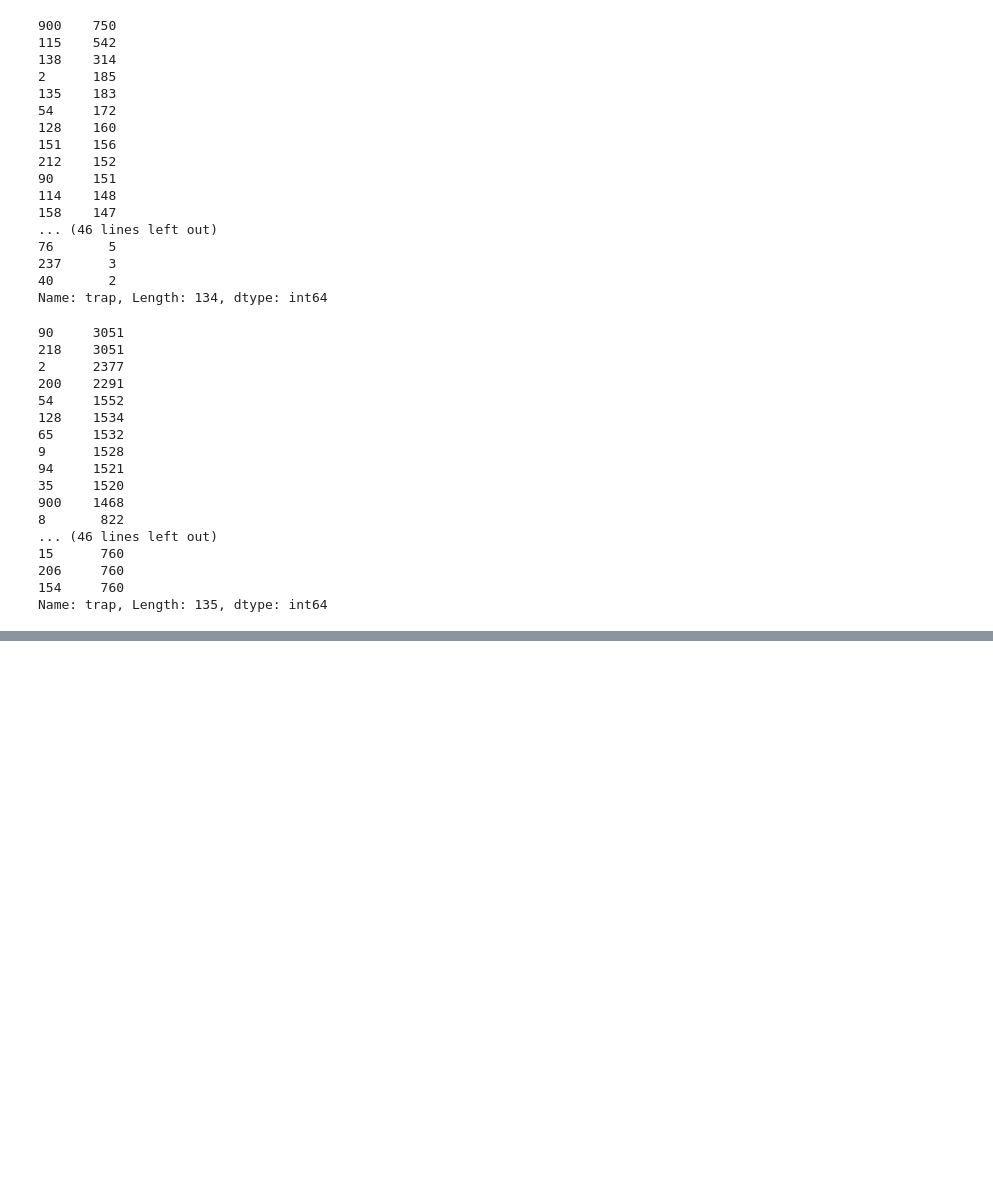
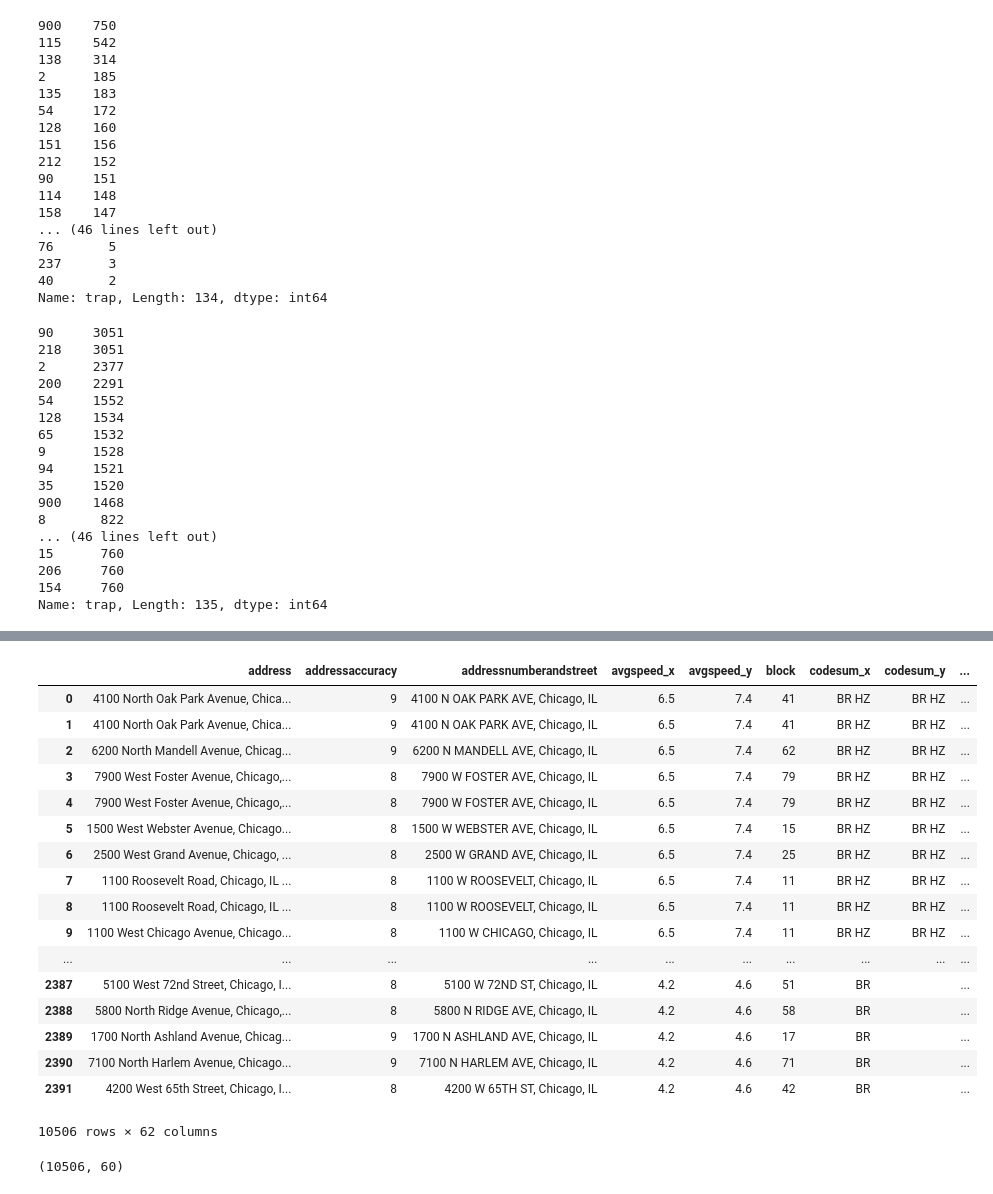
Before and after one commit to bryanco1966/Chicago_West_Nile, a Jupyter notebook: project_work/Exploratory Data Analysis Notebook.ipynb, the cells around one changed output, grey strips where cells are left out. Saved outputs shown, nothing was run; the diff lists cells and outputs as text; code cells hidden in the pictures; blank space fills up the shorter version.

```diff
--- a/project_work/Exploratory Data Analysis Notebook.ipynb
+++ b/project_work/Exploratory Data Analysis Notebook.ipynb
@@ -443,4 +447,6 @@ for i in distance_2007:
 
 
 train_2007=pd.DataFrame(results_2007,columns = ['distance'])
+train_07 = train[train['year'] == 2007]
+train_7 = pd.concat([train_07, train_2007], axis = 1)
 # %% [output]
@@ -483,4 +489,7 @@ for i in distance_2009:
    results_2009.append(min(dists_2009))
 
 train_2009=pd.DataFrame(results_2009,columns = ['distance'])
+train_09 = train[train['year'] == 2009]
+train_09.reset_index(inplace = True)
+train_9 = pd.concat([train_09, train_2009], axis = 1)
 # %% [output]
@@ -523,4 +532,7 @@ for i in distance_2011:
    results_2011.append(min(dists_2011))
 
 train_2011=pd.DataFrame(results_2011,columns = ['distance'])
+train_11 = train[train['year'] == 2011]
+train_11.reset_index(inplace = True)
+train_1 = pd.concat([train_11, train_2011], axis = 1)
 # %% [output]
@@ -563,4 +575,7 @@ for i in distance_2013:
    results_2013.append(min(dists_2013))
 
 train_2013=pd.DataFrame(results_2013,columns = ['distance'])
+train_13 = train[train['year'] == 2013]
+train_13.reset_index(inplace = True)
+train_3 = pd.concat([train_13, train_2013], axis = 1)
 # %% [output]
@@ -569,3 +584,30 @@ Wall time: 1min 22s
+# %%
+list = [train_7, train_9, train_1, train_3]
+train_new = pd.concat(list, axis = 0)
+train_new
+# %% [output]
+|  | address | addressaccuracy | addressnumberandstreet | avgspeed_x | avgspeed_y | block | codesum_x | codesum_y | ... |
+| 0 | 4100 North Oak Park Avenue, Chica... | 9 | 4100 N OAK PARK AVE, Chicago, IL | 6.5 | 7.4 | 41 | BR HZ | BR HZ | ... |
+| 1 | 4100 North Oak Park Avenue, Chica... | 9 | 4100 N OAK PARK AVE, Chicago, IL | 6.5 | 7.4 | 41 | BR HZ | BR HZ | ... |
+| 2 | 6200 North Mandell Avenue, Chicag... | 9 | 6200 N MANDELL AVE, Chicago, IL | 6.5 | 7.4 | 62 | BR HZ | BR HZ | ... |
+| 3 | 7900 West Foster Avenue, Chicago,... | 8 | 7900 W FOSTER AVE, Chicago, IL | 6.5 | 7.4 | 79 | BR HZ | BR HZ | ... |
+| 4 | 7900 West Foster Avenue, Chicago,... | 8 | 7900 W FOSTER AVE, Chicago, IL | 6.5 | 7.4 | 79 | BR HZ | BR HZ | ... |
+| 5 | 1500 West Webster Avenue, Chicago... | 8 | 1500 W WEBSTER AVE, Chicago, IL | 6.5 | 7.4 | 15 | BR HZ | BR HZ | ... |
+| 6 | 2500 West Grand Avenue, Chicago, ... | 8 | 2500 W GRAND AVE, Chicago, IL | 6.5 | 7.4 | 25 | BR HZ | BR HZ | ... |
+| 7 | 1100 Roosevelt Road, Chicago, IL ... | 8 | 1100 W ROOSEVELT, Chicago, IL | 6.5 | 7.4 | 11 | BR HZ | BR HZ | ... |
+| 8 | 1100 Roosevelt Road, Chicago, IL ... | 8 | 1100 W ROOSEVELT, Chicago, IL | 6.5 | 7.4 | 11 | BR HZ | BR HZ | ... |
+| 9 | 1100 West Chicago Avenue, Chicago... | 8 | 1100 W CHICAGO, Chicago, IL | 6.5 | 7.4 | 11 | BR HZ | BR HZ | ... |
+| ... | ... | ... | ... | ... | ... | ... | ... | ... | ... |
+| 2387 | 5100 West 72nd Street, Chicago, I... | 8 | 5100 W 72ND ST, Chicago, IL | 4.2 | 4.6 | 51 | BR |  | ... |
+| 2388 | 5800 North Ridge Avenue, Chicago,... | 8 | 5800 N RIDGE AVE, Chicago, IL | 4.2 | 4.6 | 58 | BR |  | ... |
+| 2389 | 1700 North Ashland Avenue, Chicag... | 9 | 1700 N ASHLAND AVE, Chicago, IL | 4.2 | 4.6 | 17 | BR |  | ... |
+| 2390 | 7100 North Harlem Avenue, Chicago... | 9 | 7100 N HARLEM AVE, Chicago, IL | 4.2 | 4.6 | 71 | BR |  | ... |
+| 2391 | 4200 West 65th Street, Chicago, I... | 8 | 4200 W 65TH ST, Chicago, IL | 4.2 | 4.6 | 42 | BR |  | ... |
+10506 rows × 62 columns
+# %%
+train.shape
+# %% [output]
+(10506, 60)
 # %%
 #Adding the same process to our test data.
 # %%
```
Also changed, not shown: parts of 21 cells of this notebook, 2 other files.
